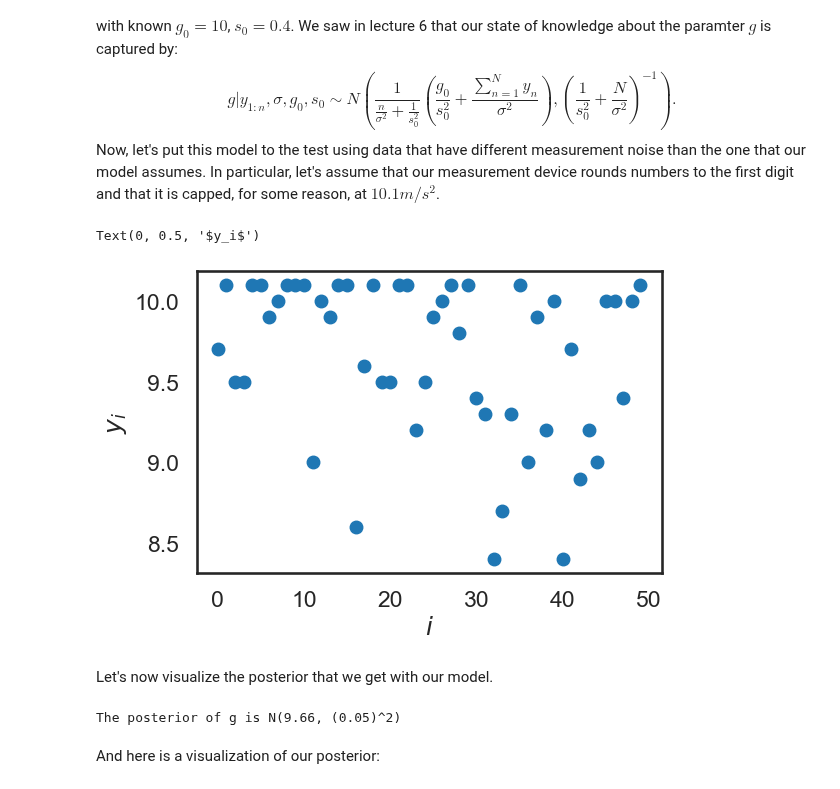
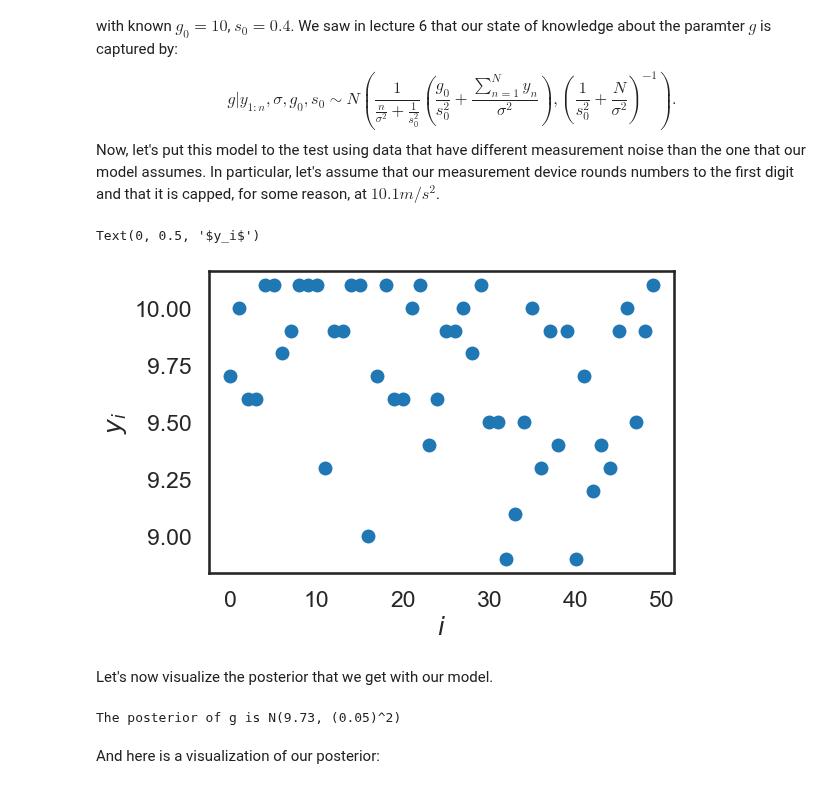
Before and after one commit to PredictiveScienceLab/uq-course, a Jupyter notebook: lectures/lecture_11.ipynb, the cells around one changed output. Saved outputs shown, nothing was run; the diff lists cells and outputs as text; code cells hidden in the pictures.

```diff
--- a/lectures/lecture_11.ipynb
+++ b/lectures/lecture_11.ipynb
@@ -361,21 +361,21 @@ In particular, let's assume that our measurement device rounds numbers to the fi
 # %%
 # Get the true acceleration of gravity from scipy
 import scipy.constants
 np.random.seed(12345)
 g_true = scipy.constants.g
 # Generate some synthetic data
 n = 50
 # The true noise variance
 sigma = 0.4
-y = np.round(g_true + sigma_true * np.random.randn(n), 1)
+y = np.round(g_true + sigma * np.random.randn(n), 1)
 y[y > 10.1] = 10.1
 fig, ax = plt.subplots(dpi=100)
 ax.plot(y, 'o', label='Data')
 ax.set_xlabel('$i$')
 ax.set_ylabel('$y_i$')
 # %% [output]
 Text(0, 0.5, '$y_i$')
-[figure, old version]
+[figure, new version]
 # %% [markdown]
 Let's now visualize the posterior that we get with our model.
 # %%
@@ -389,7 +389,7 @@ gn = 1.0 / (n / sigma ** 2 + 1.0 / s0 ** 2) * (g0 / s0 ** 2 + y.sum() / sigma **
 sigman = np.sqrt(1.0 / (1.0 / s0 ** 2 + n / sigma ** 2))
 print('The posterior of g is N({0:1.2f}, ({1:1.2f})^2)'.format(gn, sigman))
 # %% [output]
-The posterior of g is N(9.66, (0.05)^2)
+The posterior of g is N(9.73, (0.05)^2)
 # %% [markdown]
 And here is a visualization of our posterior:
 # %%
```
Also changed, not shown: parts of 17 cells of this notebook.
